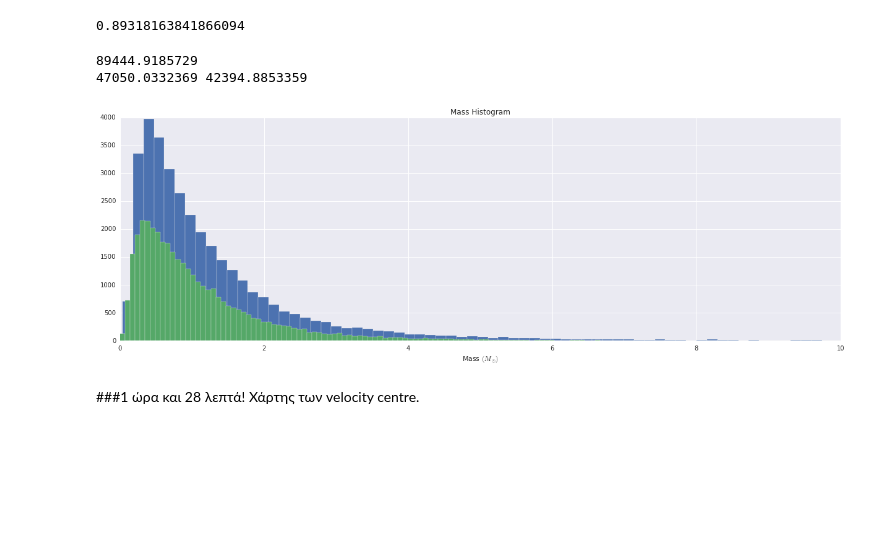
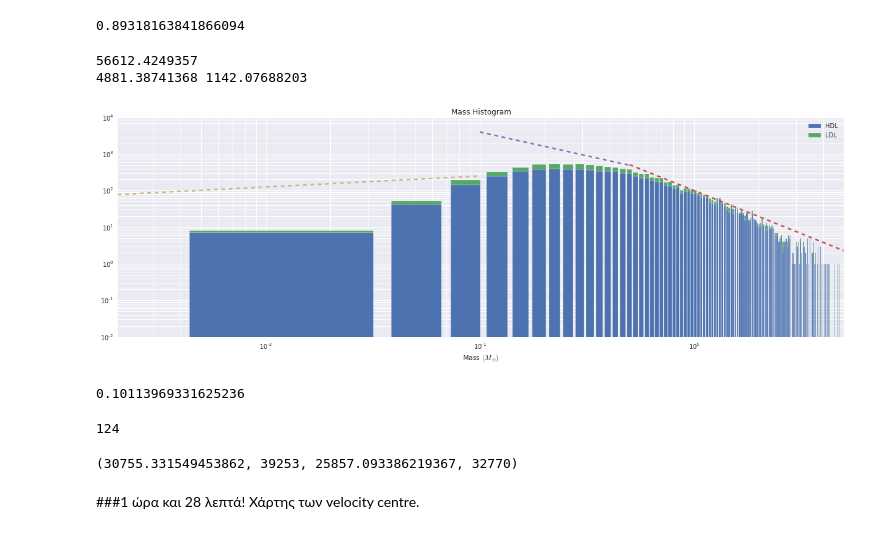
Before and after one commit to Mixpap/Ptyxiaki, a Jupyter notebook: Optical Depth.ipynb, the cells around one changed output. Saved outputs shown, nothing was run; the diff lists cells and outputs as text; code cells hidden in the pictures; blank space fills up the shorter version.

```diff
--- a/Optical Depth.ipynb
+++ b/Optical Depth.ipynb
@@ -303,5 +329,3 @@ Wall time: 1h 17min 41s
 # %% [output]
 CPU times: user 1h 13min 13s, sys: 5.6 s, total: 1h 13min 19s
 Wall time: 1h 13min 37s
-# %%
-i12,i12p,i12o=i12*functions.vres,i12p*functions.vres,i12o*functions.vres
@@ -314 +371,9 @@ M_o.fill_value=np.nan
+# %%
+Mall=Integral_to_mass(i12,Tx12,tau12_f)
+Mp=Integral_to_mass(i12p,Tx12,tau12_f)
+Mo=Integral_to_mass(i12o,Tx12,tau12_f)
+# %%
+Mo.fill_value=np.nan
+Mp.fill_value=np.nan
+Mall.fill_value=np.nan
 # %%
@@ -333,23 +401,31 @@ pyr.sum()/M_o.sum()
 functions.save_to_fits(pyr.filled(),w12,'pyr.fits')
 # %%
 plt.rcParams['figure.figsize'] = 17, 6
-xdl=200
-MGa=M_all.filled()
-MGp=M_p.filled()
-MGo=M_o.filled()
-hdl=MGa[:,:xdl]
-ldl=MGa[:,xdl:]
+xdl=245
+MGa=Mall.filled()
+MGp=Mp.filled()
+MGo=Mo.filled()
+MGc=MGp-MGo
+hdl=MGc[:,:xdl]
+ldl=MGc[:,xdl:]
 print MGa[MGa>0].sum()
 print hdl[hdl>0].sum(),ldl[ldl>0].sum()
 ax=plt.subplot(111)
 ax.set_title('Mass Histogram')
-ax.hist(hdl[hdl>0],bins=250)
-ax.hist(ldl[ldl>0],bins=250)
+ax.hist([hdl[hdl>0],ldl[ldl>0]], 200, histtype='bar', stacked=True, fill=True,label=['HDL','LDL'],log=True)
+xx=np.linspace(0.5,20)
+ax.plot(xx,100.*xx**(-2.35),'--',lw=2.5)
+xx=np.linspace(0.1,0.5)
+ax.plot(xx,200.*xx**(-1.3),'--',lw=2.5)
+xx=np.linspace(0.,0.1)
+ax.plot(xx,500.*xx**(0.3),'--',lw=2.5)
 ax.set_xlabel(r'Mass $(M_{\odot})$')
-ax.set_xlim(0,10)
+ax.set_xscale('log')
+ax.set_xlim(0,5)
+ax.legend()
 plt.tight_layout()
 #plt.savefig('mass_hist',bbox_inches='tight')
 # %% [output]
-89444.9185729
-47050.0332369 42394.8853359
+56612.4249357
+4881.38741368 1142.07688203
-[figure, old version]
+[figure, new version]
@@ -356,3 +435,15 @@ plt.tight_layout()
+# %%
+np.count_nonzero(ldl[np.logical_and(ldl>0.8,ldl<1.2)])
+# %% [output]
+0.10113969331625236
+# %%
+np.count_nonzero(ldl[np.logical_and(ldl>1-b.max()/200,ldl<1.+b.max()/200)])
+# %% [output]
+124
+# %%
+a.sum(),np.count_nonzero(a),b.sum(),np.count_nonzero(b)
+# %% [output]
+(30755.331549453862, 39253, 25857.093386219367, 32770)
 # %% [markdown]
 ###1 ώρα και 28 λεπτά!
 Χάρτης των velocity centre.
```
Also changed, not shown: parts of 25 cells of this notebook, 5 other files.
